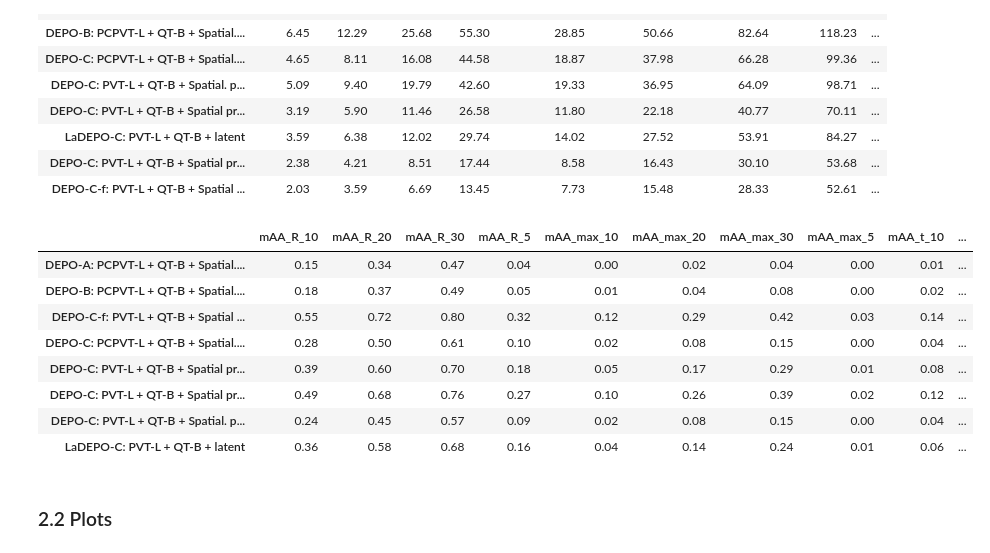
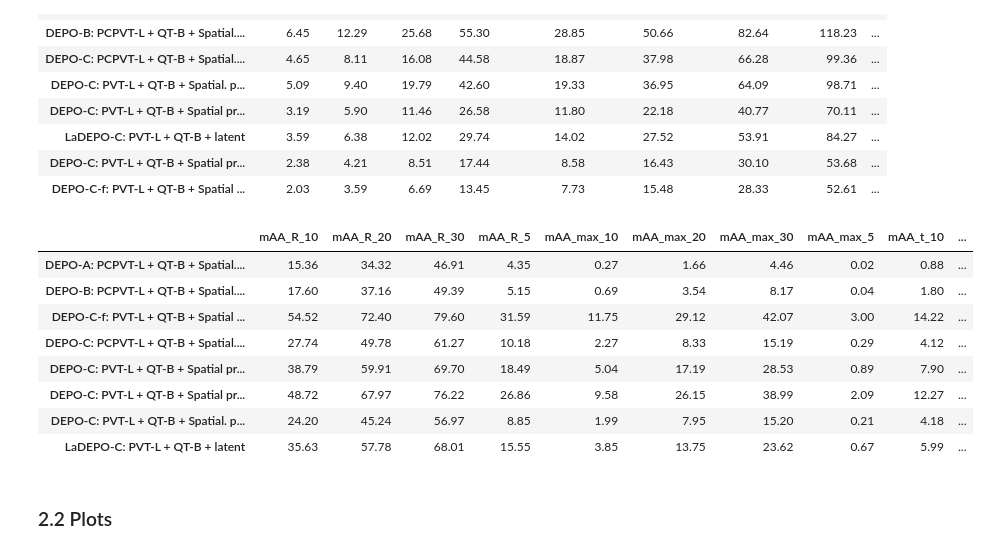
Before and after one commit to kovanic/DEPO, a Jupyter notebook: notebooks/DEPO/3_Test.ipynb, the cells around one changed output. Drawn from its saved outputs; the diff is of its cells as text; code cells hidden in the pictures.

```diff
--- a/notebooks/DEPO/3_Test.ipynb
+++ b/notebooks/DEPO/3_Test.ipynb
@@ -499,31 +501,31 @@ d
 # %%
 df = pd.DataFrame(index=metrics.keys())
 
 for t in (5, 10, 20, 30):
     df[f'mAA_R_{t}'] = None
     df[f'mAA_t_{t}'] = None
     df[f'mAA_max_{t}'] = None
     for key, val in metrics.items():
-        df.loc[key, f'mAA_R_{t}'] = mAA_sep(val["R_angle_distances"], t, 10000)
-        df.loc[key, f'mAA_t_{t}'] = mAA_sep(val["t_angle_distances"], t, 10000)
-        df.loc[key, f'mAA_max_{t}'] = mAA_max(val["R_angle_distances"], val["t_angle_distances"], t, 100)
+        df.loc[key, f'mAA_R_{t}'] = mAA_sep(val["R_angle_distances"], t, 10000) * 100
+        df.loc[key, f'mAA_t_{t}'] = mAA_sep(val["t_angle_distances"], t, 10000) * 100
+        df.loc[key, f'mAA_max_{t}'] = mAA_max(val["R_angle_distances"], val["t_angle_distances"], t, 100) * 100
         d = df.style.format(precision=2)
 df.sort_index(axis=1, inplace=True)
 df.sort_index(axis=0, inplace=True)
 
 for col in df.columns:
     d.background_gradient(cmap="RdYlGn", subset=col)
 d
 # %% [output]
 |  | mAA_R_10 | mAA_R_20 | mAA_R_30 | mAA_R_5 | mAA_max_10 | mAA_max_20 | mAA_max_30 | mAA_max_5 | mAA_t_10 | ... |
-| DEPO-A: PCPVT-L + QT-B + Spatial.... | 0.15 | 0.34 | 0.47 | 0.04 | 0.00 | 0.02 | 0.04 | 0.00 | 0.01 | ... |
-| DEPO-B: PCPVT-L + QT-B + Spatial.... | 0.18 | 0.37 | 0.49 | 0.05 | 0.01 | 0.04 | 0.08 | 0.00 | 0.02 | ... |
-| DEPO-C-f: PVT-L + QT-B + Spatial ... | 0.55 | 0.72 | 0.80 | 0.32 | 0.12 | 0.29 | 0.42 | 0.03 | 0.14 | ... |
-| DEPO-C: PCPVT-L + QT-B + Spatial.... | 0.28 | 0.50 | 0.61 | 0.10 | 0.02 | 0.08 | 0.15 | 0.00 | 0.04 | ... |
-| DEPO-C: PVT-L + QT-B + Spatial pr... | 0.39 | 0.60 | 0.70 | 0.18 | 0.05 | 0.17 | 0.29 | 0.01 | 0.08 | ... |
-| DEPO-C: PVT-L + QT-B + Spatial pr... | 0.49 | 0.68 | 0.76 | 0.27 | 0.10 | 0.26 | 0.39 | 0.02 | 0.12 | ... |
-| DEPO-C: PVT-L + QT-B + Spatial. p... | 0.24 | 0.45 | 0.57 | 0.09 | 0.02 | 0.08 | 0.15 | 0.00 | 0.04 | ... |
-| LaDEPO-C: PVT-L + QT-B + latent | 0.36 | 0.58 | 0.68 | 0.16 | 0.04 | 0.14 | 0.24 | 0.01 | 0.06 | ... |
+| DEPO-A: PCPVT-L + QT-B + Spatial.... | 15.36 | 34.32 | 46.91 | 4.35 | 0.27 | 1.66 | 4.46 | 0.02 | 0.88 | ... |
+| DEPO-B: PCPVT-L + QT-B + Spatial.... | 17.60 | 37.16 | 49.39 | 5.15 | 0.69 | 3.54 | 8.17 | 0.04 | 1.80 | ... |
+| DEPO-C-f: PVT-L + QT-B + Spatial ... | 54.52 | 72.40 | 79.60 | 31.59 | 11.75 | 29.12 | 42.07 | 3.00 | 14.22 | ... |
+| DEPO-C: PCPVT-L + QT-B + Spatial.... | 27.74 | 49.78 | 61.27 | 10.18 | 2.27 | 8.33 | 15.19 | 0.29 | 4.12 | ... |
+| DEPO-C: PVT-L + QT-B + Spatial pr... | 38.79 | 59.91 | 69.70 | 18.49 | 5.04 | 17.19 | 28.53 | 0.89 | 7.90 | ... |
+| DEPO-C: PVT-L + QT-B + Spatial pr... | 48.72 | 67.97 | 76.22 | 26.86 | 9.58 | 26.15 | 38.99 | 2.09 | 12.27 | ... |
+| DEPO-C: PVT-L + QT-B + Spatial. p... | 24.20 | 45.24 | 56.97 | 8.85 | 1.99 | 7.95 | 15.20 | 0.21 | 4.18 | ... |
+| LaDEPO-C: PVT-L + QT-B + latent | 35.63 | 57.78 | 68.01 | 15.55 | 3.85 | 13.75 | 23.62 | 0.67 | 5.99 | ... |
 # %% [markdown]
 ### 2.2 Plots
 # %%
```
Also changed, not shown: parts of 1 cell of this notebook, 12 other files.
